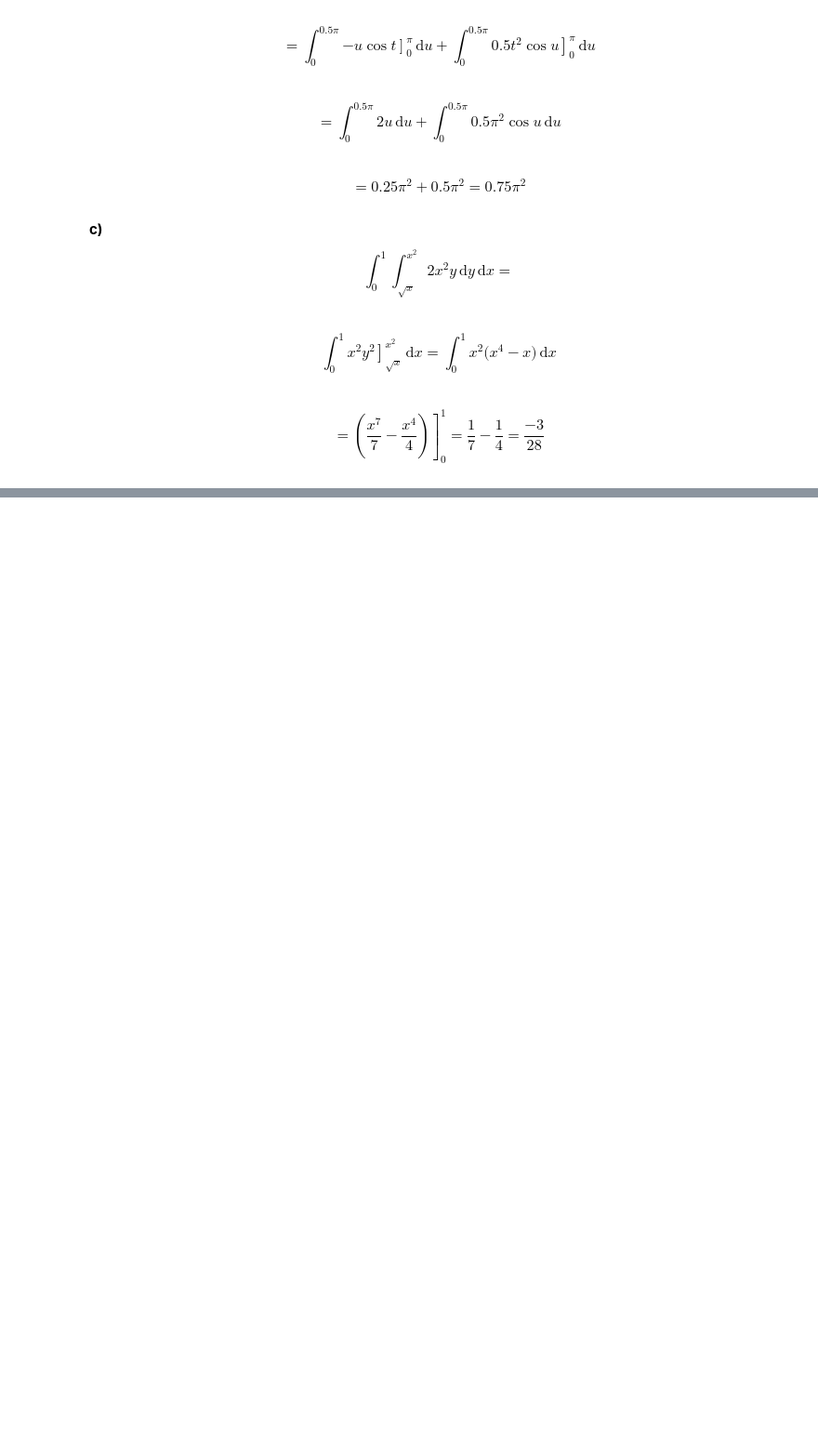
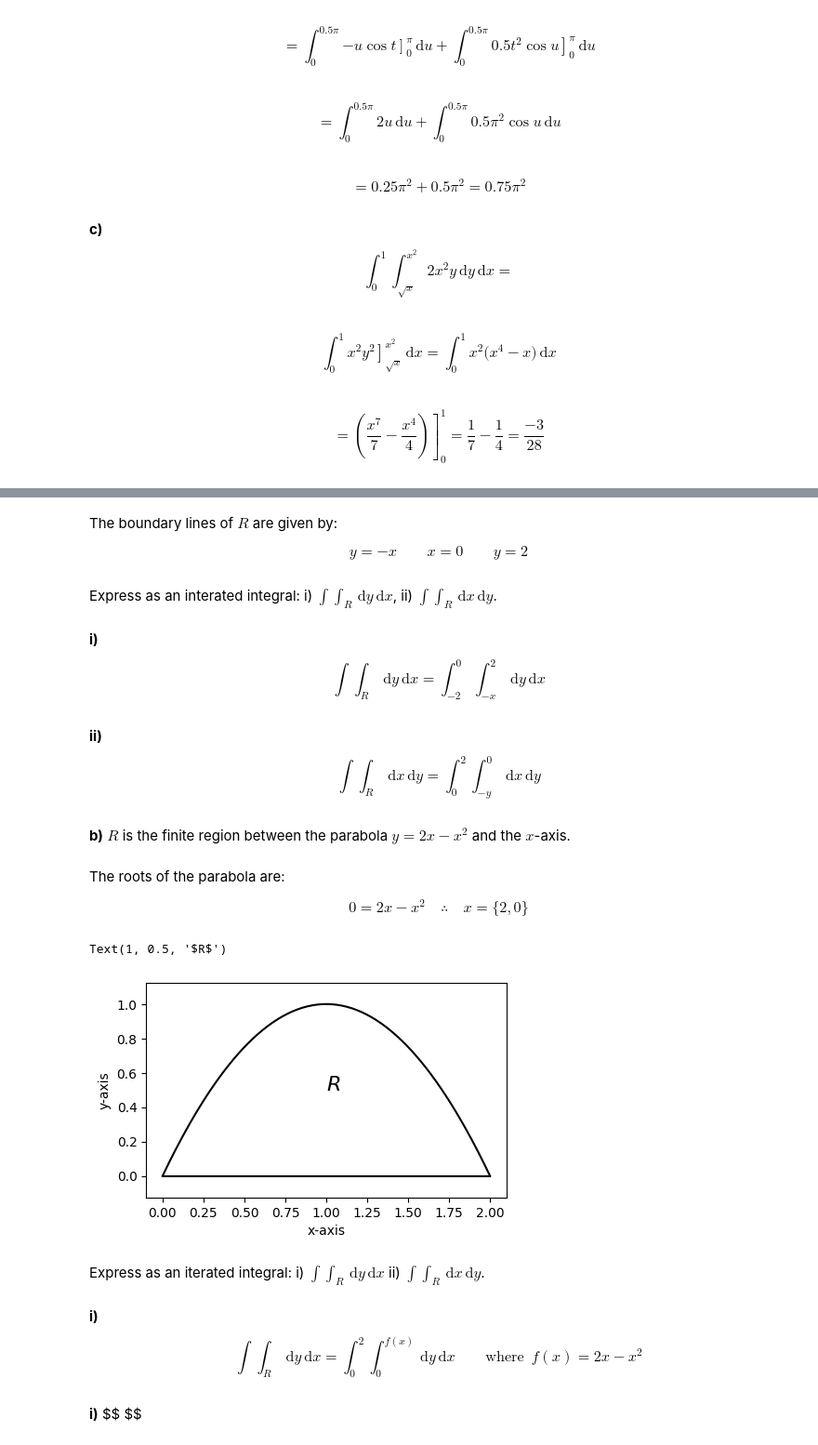
Before and after one commit to jordandll/MultivariableCalculus, a Jupyter notebook: DoubleIntegrals/DoubleIntegrals/PSets/pset7.ipynb, the cells around one changed output, grey strips where cells are left out. Shown at 93% size. Cells and saved outputs as stored; diff of their text form; code cells hidden in the pictures; blank space fills up the shorter version.

```diff
--- a/DoubleIntegrals/DoubleIntegrals/PSets/pset7.ipynb
+++ b/DoubleIntegrals/DoubleIntegrals/PSets/pset7.ipynb
@@ -49,0 +77,36 @@ In each case, begin by sketching the region.
+# %% [markdown]
+The boundary lines of $R$ are given by:
+
+$$ y = -x \quad\quad x = 0 \quad\quad y = 2$$
+# %% [markdown]
+Express as an interated integral:  i)  $\displaystyle \int\!\int_R\,\mathrm{d}y\,\mathrm{d}x$,  ii) $\displaystyle \int\!\int_R\,\mathrm{d}x\,\mathrm{d}y$.
+# %% [markdown]
+**i)**  $$ \int\!\int_R\,\mathrm{d}y\,\mathrm{d}x = \int_{-2}^0\int_{-x}^2 \,\mathrm{d}y\,\mathrm{d}x$$
+# %% [markdown]
+**ii)**  $$ \int\!\int_R \,\mathrm{d}x\,\mathrm{d}y = \int_0^2\int_{-y}^0\,\mathrm{d}x\,\mathrm{d}y$$
+# %% [markdown]
+**b)**  $R$ is the finite region between the parabola $y=2x-x^2$ and the $x$-axis.
+# %% [markdown]
+The roots of the parabola are:
+
+$$ 0 = 2x-x^2\quad\therefore\quad x = \{2,0\}$$
+# %%
+x = np.linspace(0,2,num=200)
+
+fig, ax = plt.subplots(figsize=(5,3))
+ax.set_xlabel('x-axis')
+ax.set_ylabel('y-axis')
+ylim = ax.set_ylim(-0.125,1.125)
+
+ax.plot(x,[0 for i in range(len(x))],color='k')
+ax.plot(x,2*x-x**2,color='k')
+ax.text(1,0.5,r'$R$',size=16)
+# %% [output]
+Text(1, 0.5, '$R$')
+[figure, added]
+# %% [markdown]
+Express as an iterated integral:  i) $\displaystyle \int\!\int_R\,\mathrm{d}y\,\mathrm{d}x$  ii) $\displaystyle \int\!\int_R\,\mathrm{d}x\,\mathrm{d}y$.
+# %% [markdown]
+**i)**  $$ \int\!\int_R\,\mathrm{d}y\,\mathrm{d}x = \int_0^2\int_0^{f(x)}\,\mathrm{d}y\,\mathrm{d}x\quad\quad\text{where }\,f(x) = 2x-x^2$$
+# %% [markdown]
+**i)**  $$ $$
```
Also changed, not shown: parts of 15 cells of this notebook.
